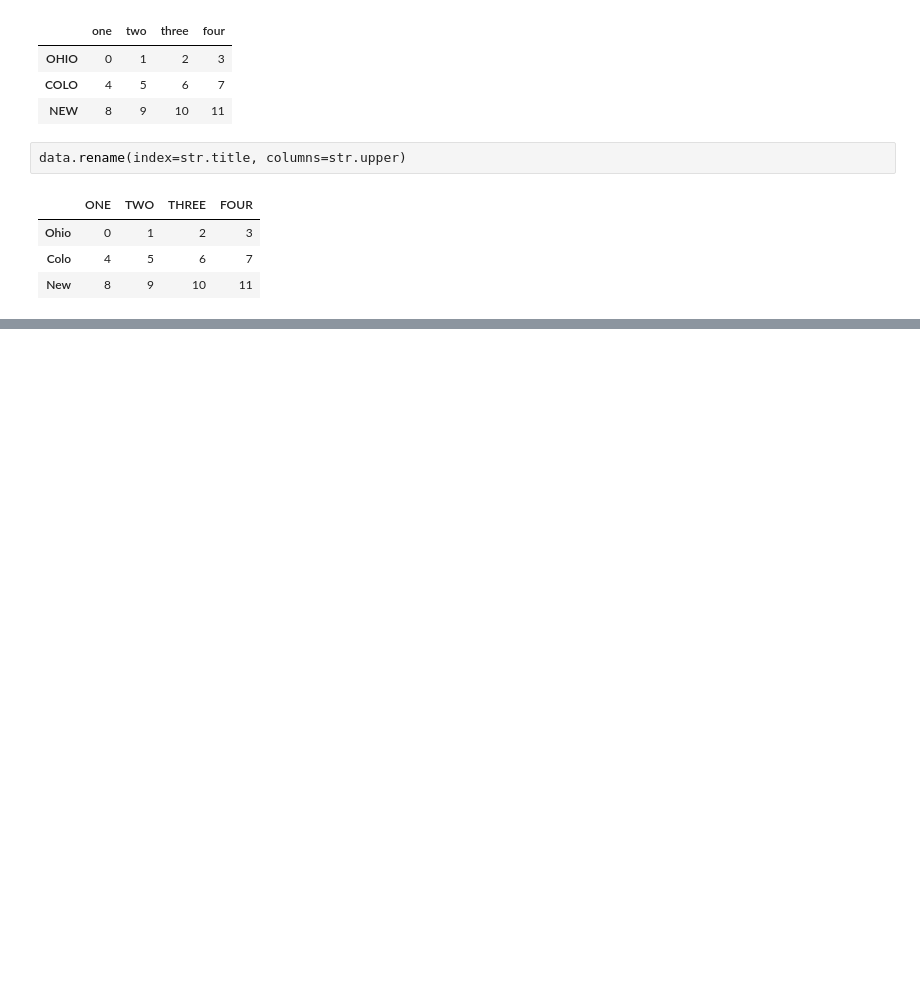
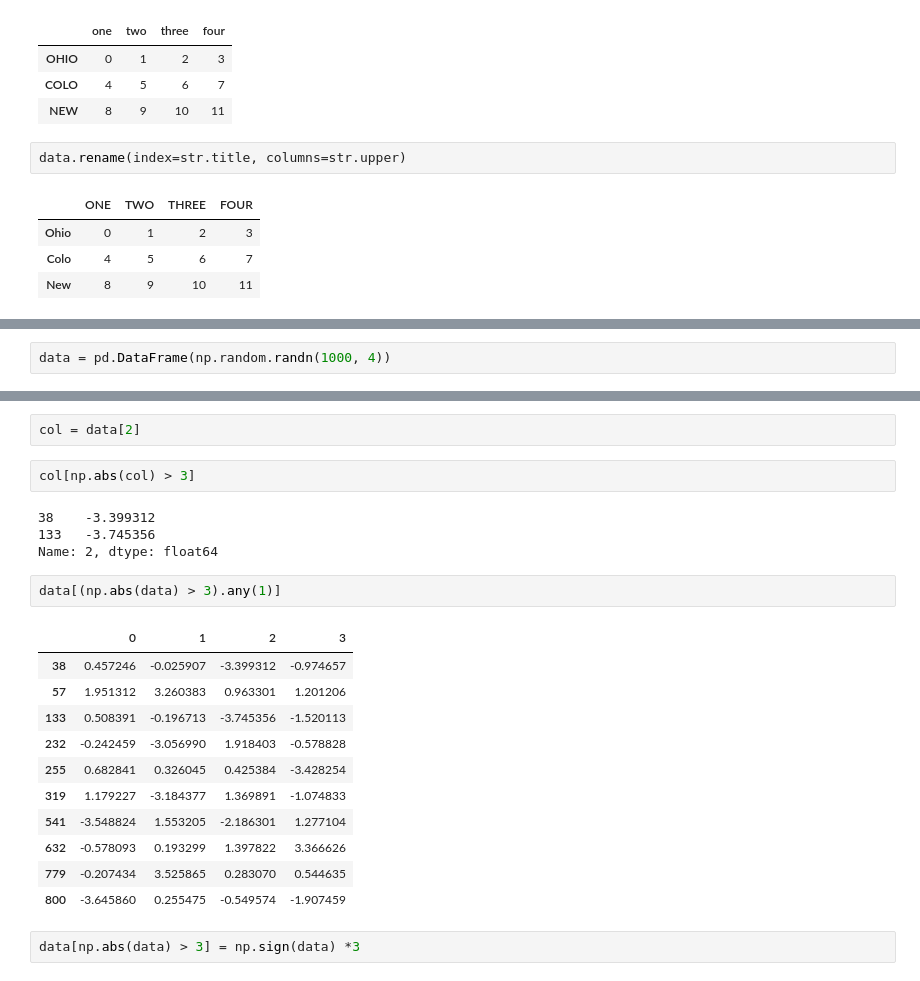
Before and after one commit to Anujangalapalli/data-wrangling-pandas-Anujangalapalli, a Jupyter notebook: Chapter7WorkAlong.ipynb, the cells around one changed output, grey strips where cells are left out. Cells and saved outputs as stored; diff of their text form; blank space fills up the shorter version.

Commit message:
Data Wrangling 6, 7

```diff
--- a/Chapter7WorkAlong.ipynb
+++ b/Chapter7WorkAlong.ipynb
@@ -407,0 +538,2 @@ data.rename(index=str.title, columns=str.upper)
+# %%
+data = pd.DataFrame(np.random.randn(1000, 4))
@@ -407,0 +552,24 @@ data.rename(index=str.title, columns=str.upper)
+# %%
+col = data[2]
+# %%
+col[np.abs(col) > 3]
+# %% [output]
+38    -3.399312
+133   -3.745356
+Name: 2, dtype: float64
+# %%
+data[(np.abs(data) > 3).any(1)]
+# %% [output]
+|  | 0 | 1 | 2 | 3 |
+| 38 | 0.457246 | -0.025907 | -3.399312 | -0.974657 |
+| 57 | 1.951312 | 3.260383 | 0.963301 | 1.201206 |
+| 133 | 0.508391 | -0.196713 | -3.745356 | -1.520113 |
+| 232 | -0.242459 | -3.056990 | 1.918403 | -0.578828 |
+| 255 | 0.682841 | 0.326045 | 0.425384 | -3.428254 |
+| 319 | 1.179227 | -3.184377 | 1.369891 | -1.074833 |
+| 541 | -3.548824 | 1.553205 | -2.186301 | 1.277104 |
+| 632 | -0.578093 | 0.193299 | 1.397822 | 3.366626 |
+| 779 | -0.207434 | 3.525865 | 0.283070 | 0.544635 |
+| 800 | -3.645860 | 0.255475 | -0.549574 | -1.907459 |
+# %%
+data[np.abs(data) > 3] = np.sign(data) *3
```
Also changed, not shown: parts of 112 cells of this notebook.
